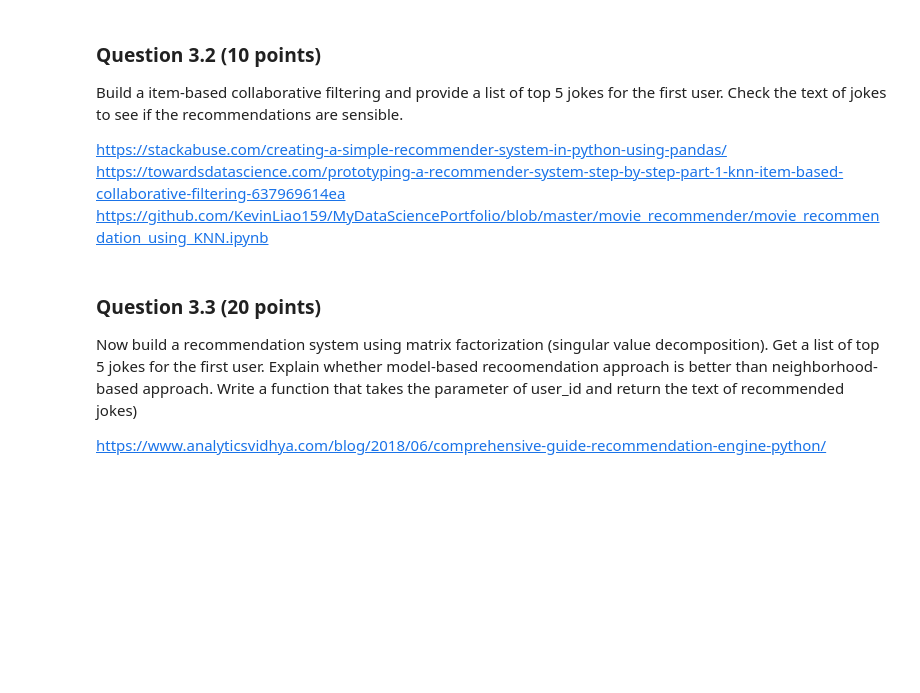
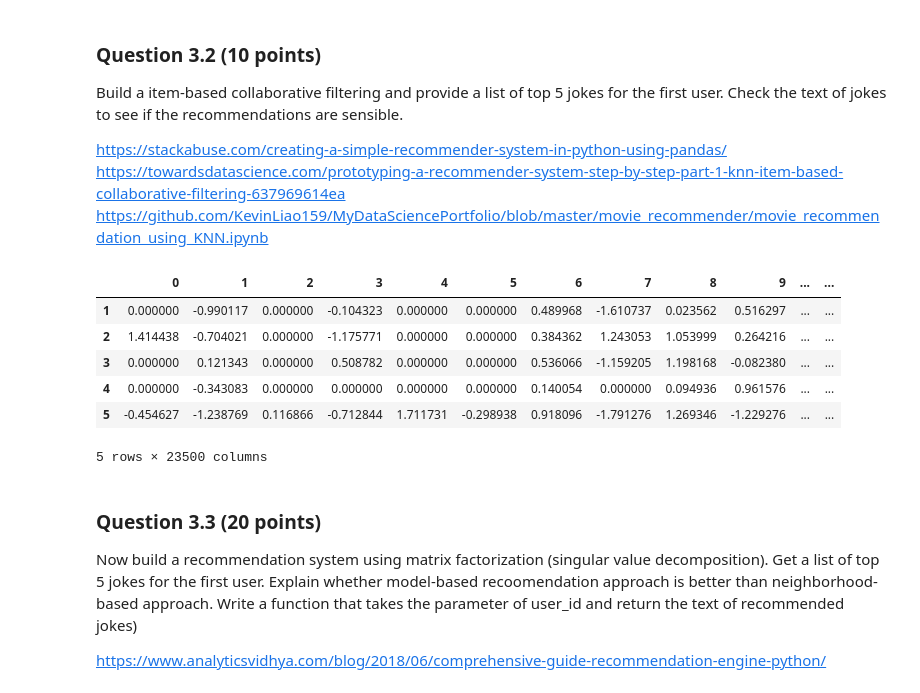
Before and after one commit to angelo-alves/ml2487, a Jupyter notebook: Assignment4.ipynb, the cells around one changed output. Drawn from its saved outputs; the diff is of its cells as text; code cells hidden in the pictures; blank space fills up the shorter version.

```diff
--- a/Assignment4.ipynb
+++ b/Assignment4.ipynb
@@ -452,3 +452,14 @@ Build a item-based collaborative filtering and provide a list of top 5 jokes for
 https://stackabuse.com/creating-a-simple-recommender-system-in-python-using-pandas/
 https://towardsdatascience.com/prototyping-a-recommender-system-step-by-step-part-1-knn-item-based-collaborative-filtering-637969614ea
 https://github.com/KevinLiao159/MyDataSciencePortfolio/blob/master/movie_recommender/movie_recommendation_using_KNN.ipynb
+# %%
+item_based = X_std.T
+item_based.head()
+# %% [output]
+|  | 0 | 1 | 2 | 3 | 4 | 5 | 6 | 7 | 8 | 9 | ... | ... |
+| 1 | 0.000000 | -0.990117 | 0.000000 | -0.104323 | 0.000000 | 0.000000 | 0.489968 | -1.610737 | 0.023562 | 0.516297 | ... | ... |
+| 2 | 1.414438 | -0.704021 | 0.000000 | -1.175771 | 0.000000 | 0.000000 | 0.384362 | 1.243053 | 1.053999 | 0.264216 | ... | ... |
+| 3 | 0.000000 | 0.121343 | 0.000000 | 0.508782 | 0.000000 | 0.000000 | 0.536066 | -1.159205 | 1.198168 | -0.082380 | ... | ... |
+| 4 | 0.000000 | -0.343083 | 0.000000 | 0.000000 | 0.000000 | 0.000000 | 0.140054 | 0.000000 | 0.094936 | 0.961576 | ... | ... |
+| 5 | -0.454627 | -1.238769 | 0.116866 | -0.712844 | 1.711731 | -0.298938 | 0.918096 | -1.791276 | 1.269346 | -1.229276 | ... | ... |
+5 rows × 23500 columns
```
Also changed, not shown: parts of 4 cells of this notebook.
